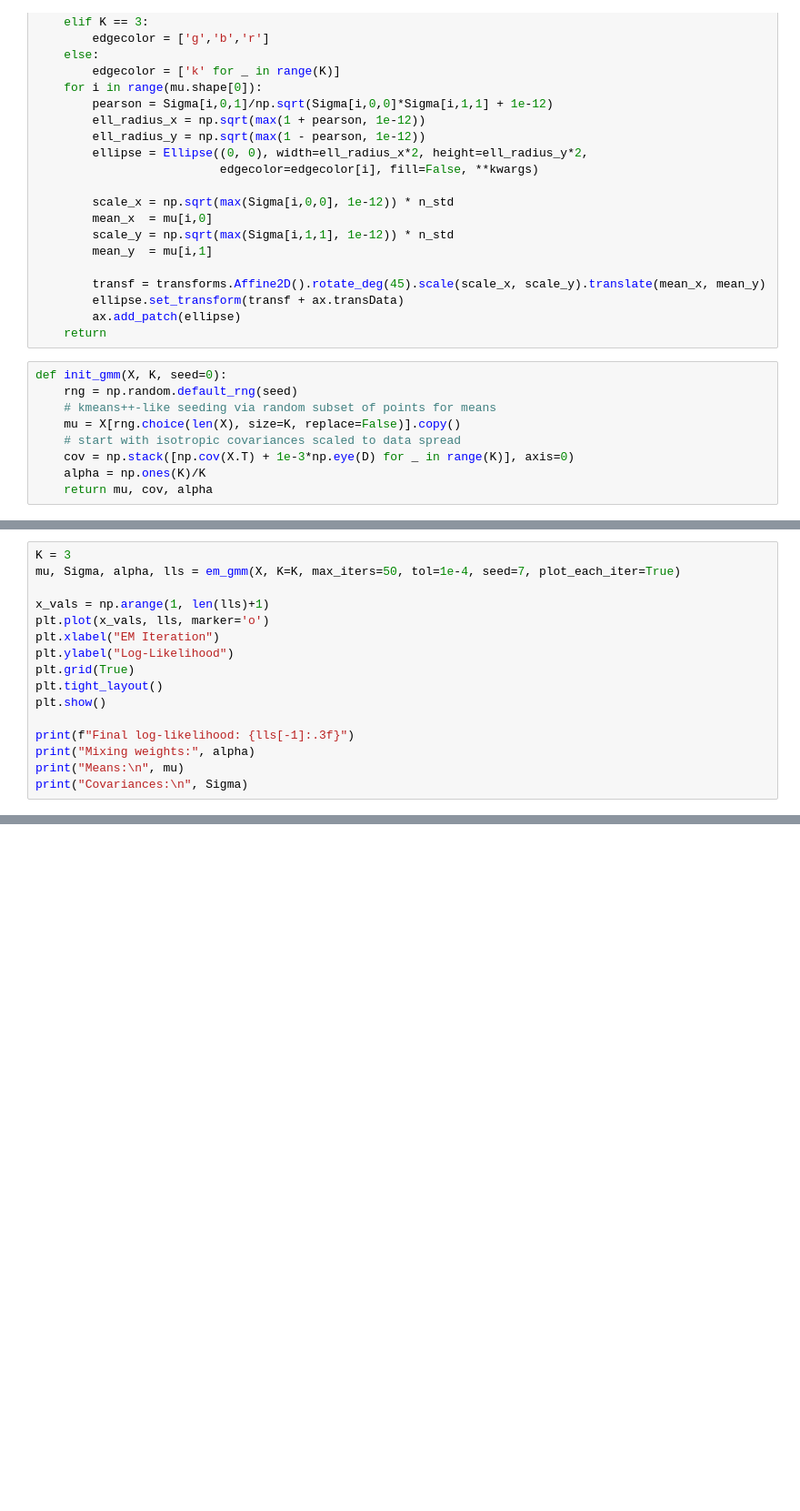
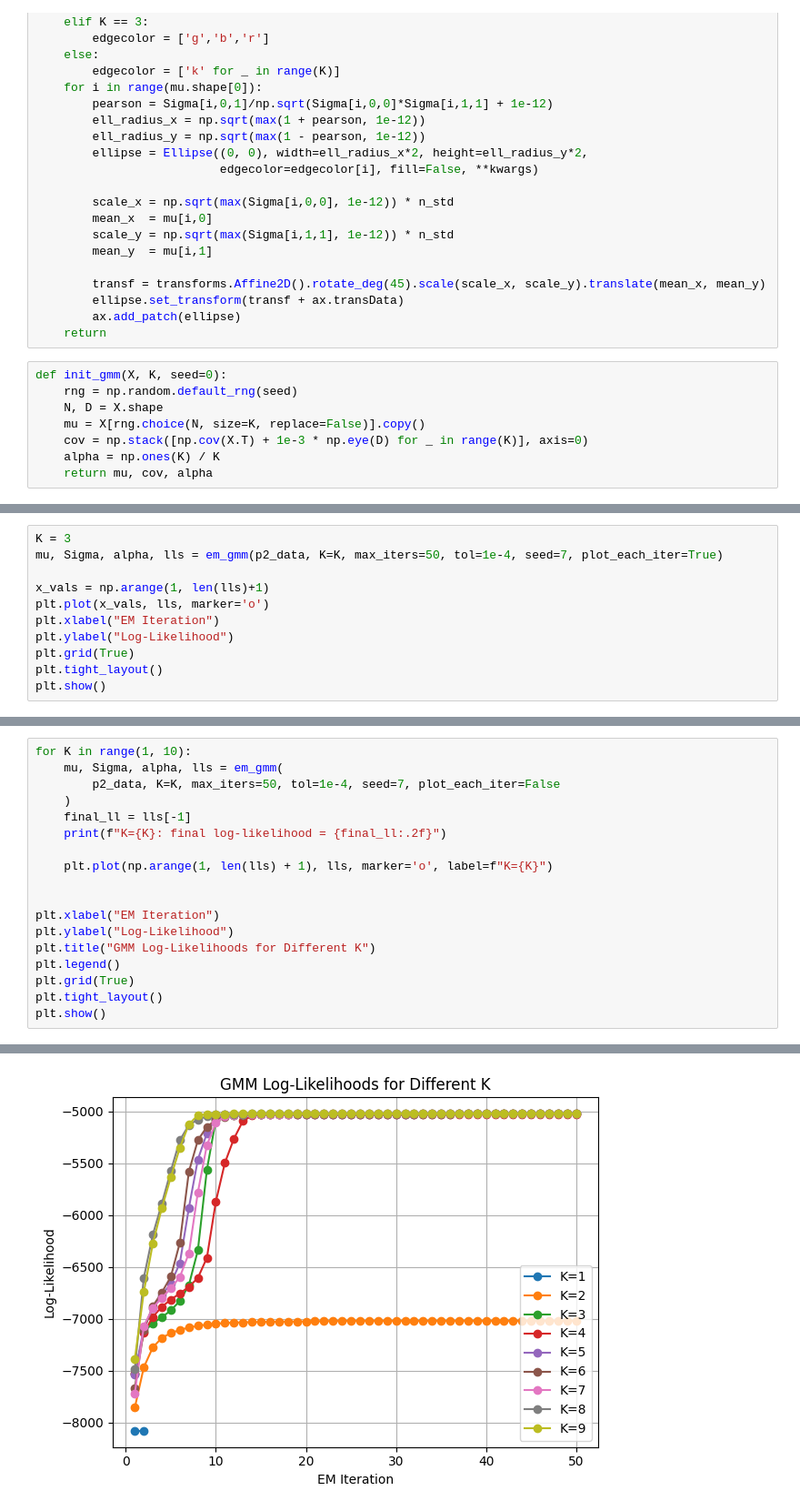
Before and after one commit to josephjquinn/tex-notes, a Jupyter notebook: cs4262/assignments/hw4/code/hw4.ipynb, the cells around one changed output, grey strips where cells are left out. Shown at 91% size. Saved outputs shown, nothing was run; the diff lists cells and outputs as text; blank space fills up the shorter version.

```diff
--- a/cs4262/assignments/hw4/code/hw4.ipynb
+++ b/cs4262/assignments/hw4/code/hw4.ipynb
@@ -230,10 +221,9 @@ def draw_conf2D(mu, Sigma, ax, n_std=2, **kwargs):
 # %%
 def init_gmm(X, K, seed=0):
     rng = np.random.default_rng(seed)
-    # kmeans++-like seeding via random subset of points for means
-    mu = X[rng.choice(len(X), size=K, replace=False)].copy()
-    # start with isotropic covariances scaled to data spread
-    cov = np.stack([np.cov(X.T) + 1e-3*np.eye(D) for _ in range(K)], axis=0)
-    alpha = np.ones(K)/K
+    N, D = X.shape
+    mu = X[rng.choice(N, size=K, replace=False)].copy()
+    cov = np.stack([np.cov(X.T) + 1e-3 * np.eye(D) for _ in range(K)], axis=0)
+    alpha = np.ones(K) / K
     return mu, cov, alpha
 # %%
@@ -319,7 +297,7 @@ def em_gmm(X, K=3, max_iters=50, tol=1e-4, seed=0, plot_each_iter=True):
     return mu, Sigma, alpha, np.array(lls)
 # %%
 K = 3
-mu, Sigma, alpha, lls = em_gmm(X, K=K, max_iters=50, tol=1e-4, seed=7, plot_each_iter=True)
+mu, Sigma, alpha, lls = em_gmm(p2_data, K=K, max_iters=50, tol=1e-4, seed=7, plot_each_iter=True)
 
 x_vals = np.arange(1, len(lls)+1)
 plt.plot(x_vals, lls, marker='o')
@@ -328,11 +306,6 @@ plt.ylabel("Log-Likelihood")
 plt.grid(True)
 plt.tight_layout()
 plt.show()
-
-print(f"Final log-likelihood: {lls[-1]:.3f}")
-print("Mixing weights:", alpha)
-print("Means:\n", mu)
-print("Covariances:\n", Sigma)
 # %% [output]
 [figure]
 [figure]
@@ -349,0 +323,19 @@ print("Covariances:\n", Sigma)
+# %%
+for K in range(1, 10):
+    mu, Sigma, alpha, lls = em_gmm(
+        p2_data, K=K, max_iters=50, tol=1e-4, seed=7, plot_each_iter=False
+    )
+    final_ll = lls[-1]
+    print(f"K={K}: final log-likelihood = {final_ll:.2f}")
+
+    plt.plot(np.arange(1, len(lls) + 1), lls, marker='o', label=f"K={K}")
+
+
+plt.xlabel("EM Iteration")
+plt.ylabel("Log-Likelihood")
+plt.title("GMM Log-Likelihoods for Different K")
+plt.legend()
+plt.grid(True)
+plt.tight_layout()
+plt.show()
+# %% [output]
@@ -349,0 +351 @@ print("Covariances:\n", Sigma)
+[figure, added]
```
Also changed, not shown: parts of 16 cells of this notebook, 6 other files.
